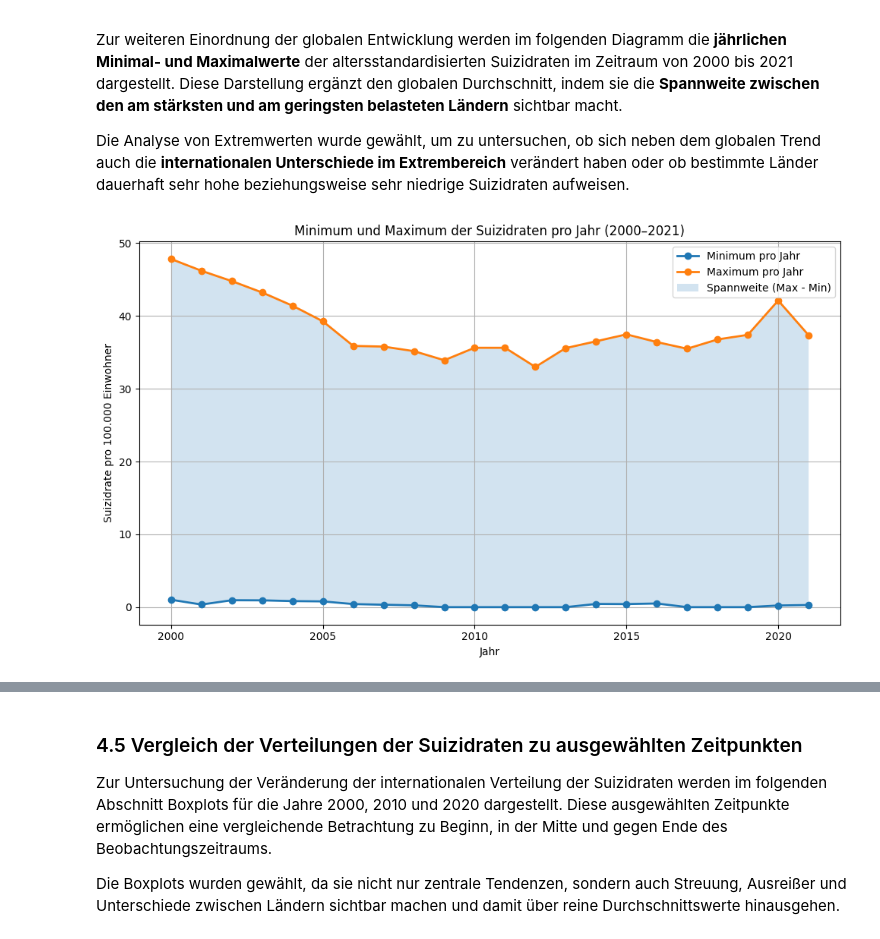
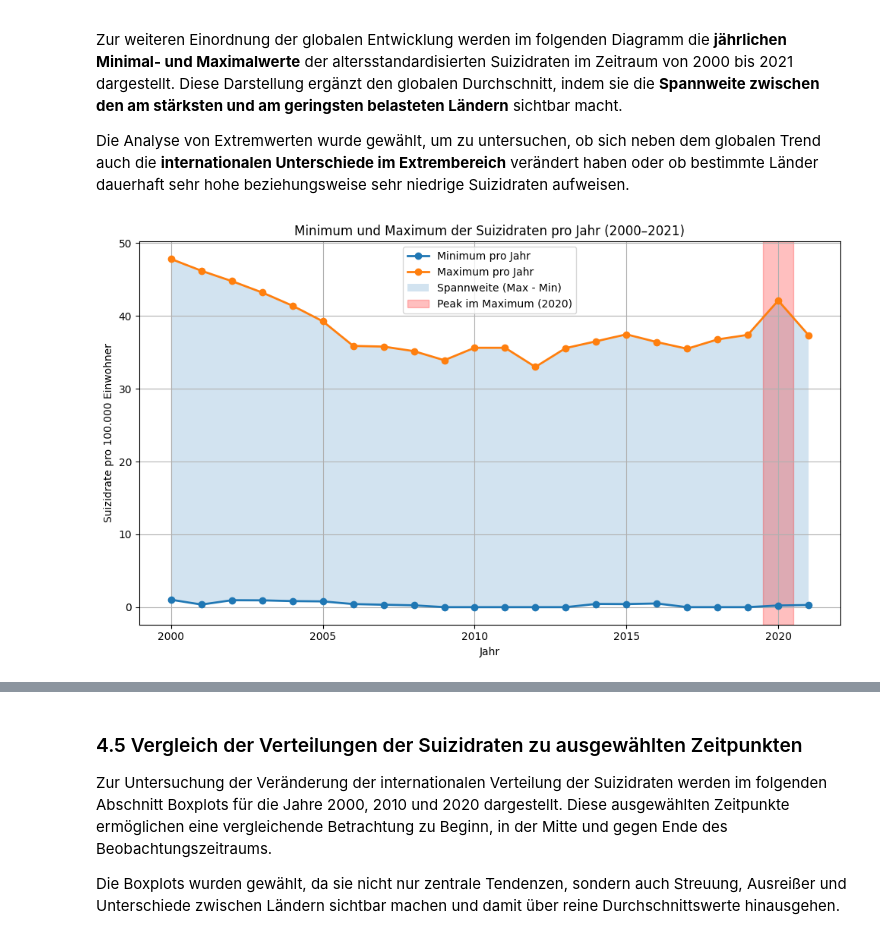
Before and after one commit to delucgia/LN_Python, a Jupyter notebook: python_ln.ipynb, the cells around one changed output, grey strips where cells are left out. Saved outputs shown, nothing was run; the diff lists cells and outputs as text; code cells hidden in the pictures.

```diff
--- a/python_ln.ipynb
+++ b/python_ln.ipynb
@@ -416,34 +429,52 @@ Zur weiteren Einordnung der globalen Entwicklung werden im folgenden Diagramm di
 
 Die Analyse von Extremwerten wurde gewählt, um zu untersuchen, ob sich neben dem globalen Trend auch die **internationalen Unterschiede im Extrembereich** verändert haben oder ob bestimmte Länder dauerhaft sehr hohe beziehungsweise sehr niedrige Suizidraten aufweisen.
 # %%
-# MINIMA-MAXIMA-DIAGRAMM 2000–2021
-
 # Minimum und Maximum pro Jahr berechnen
 min_max = data.groupby("Year")["SuicideRate"].agg(["min", "max"]).reset_index()
-
-"""print(min_max.head())"""
 
 plt.figure(figsize=(10, 6))
 
 # Minimum-Linie
-plt.plot(min_max["Year"], min_max["min"],
-         marker="o", label="Minimum pro Jahr", linewidth=2)
+plt.plot(
+    min_max["Year"],
+    min_max["min"],
+    marker="o",
+    label="Minimum pro Jahr",
+    linewidth=2
+)
 
 # Maximum-Linie
-plt.plot(min_max["Year"], min_max["max"],
-         marker="o", label="Maximum pro Jahr", linewidth=2)
+plt.plot(
+    min_max["Year"],
+    min_max["max"],
+    marker="o",
+    label="Maximum pro Jahr",
+    linewidth=2
+)
 
-# Range (differenz) optional als Fläche
-plt.fill_between(min_max["Year"],
-                 min_max["min"], min_max["max"],
-                 alpha=0.2, label="Spannweite (Max - Min)")
+# Spannweite
+plt.fill_between(
+    min_max["Year"],
+    min_max["min"],
+    min_max["max"],
+    alpha=0.2,
+    label="Spannweite (Max - Min)"
+)
+
+#  Hervorhebung des Peak-Jahres 2020
+plt.axvspan(
+    2019.5, 2020.5,
+    color="red",
+    alpha=0.25,
+    label="Peak im Maximum (2020)"
+)
 
 plt.title("Minimum und Maximum der Suizidraten pro Jahr (2000–2021)")
 plt.xlabel("Jahr")
 plt.ylabel("Suizidrate pro 100.000 Einwohner")
 plt.grid(True)
 plt.legend()
 plt.tight_layout()
 plt.show()
 # %% [output]
-[figure, old version]
+[figure, new version]
```
Also changed, not shown: parts of 14 cells of this notebook.
